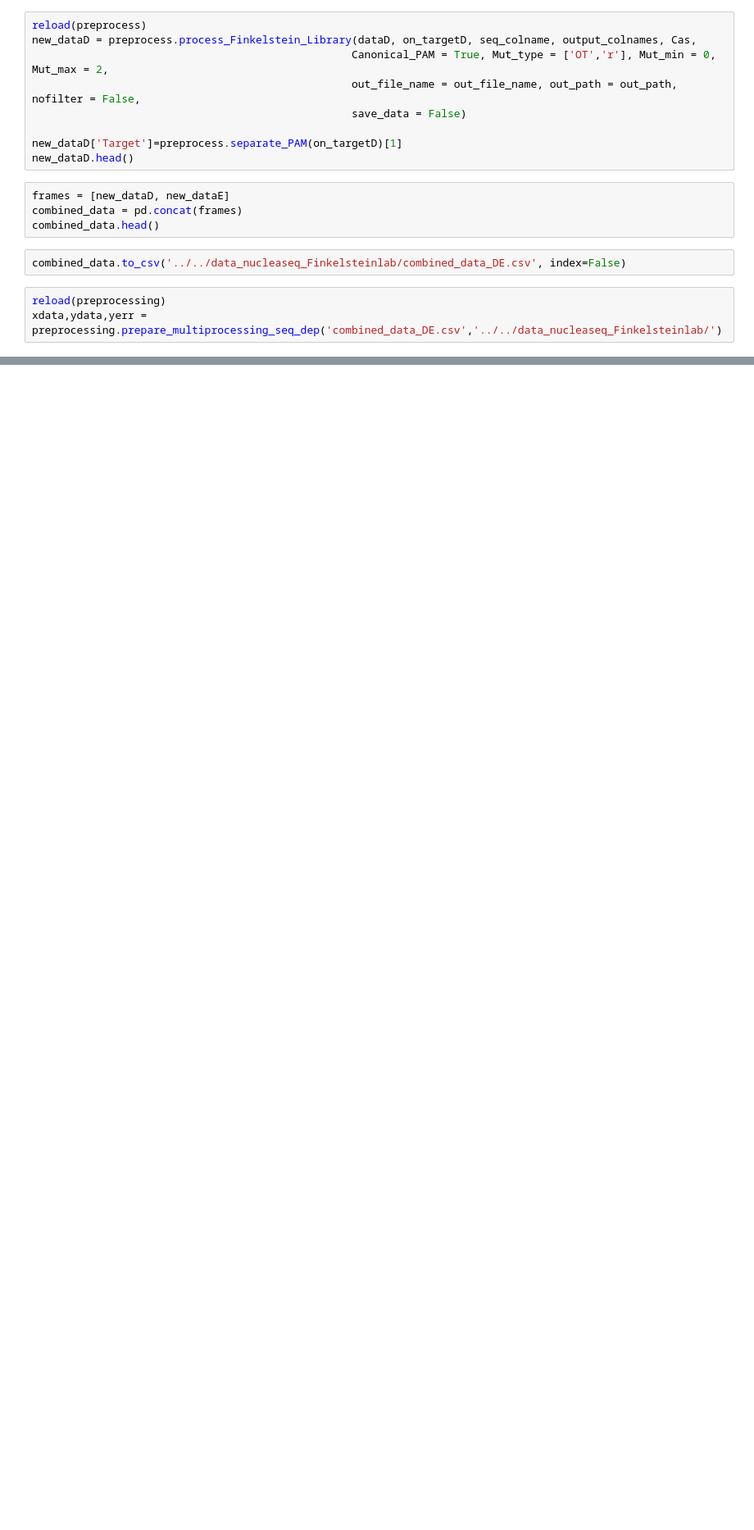
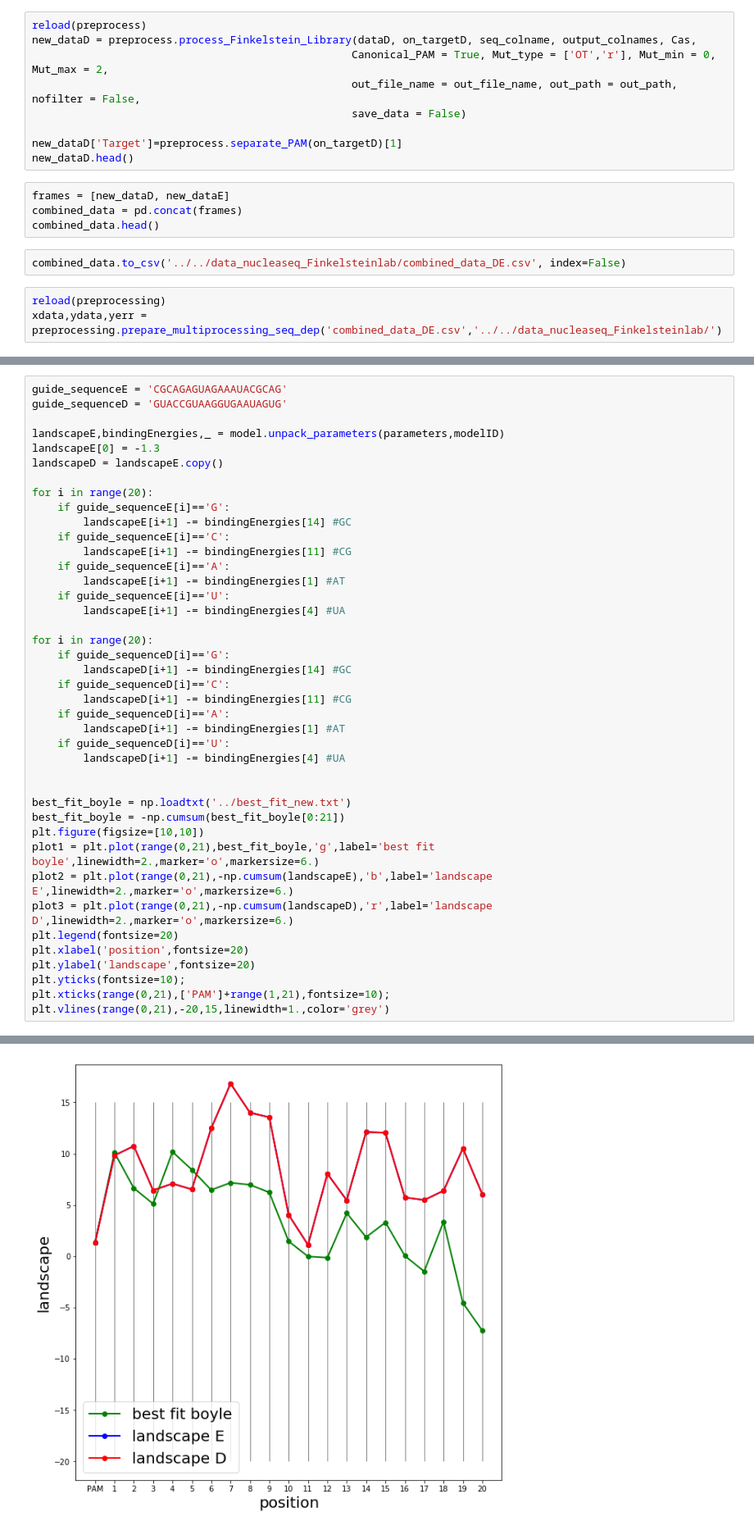
Before and after one commit to martin-depken/Energy-Landscape, a Jupyter notebook: predict_pclv_Stijn/Sequence_dep_test/combined_csv_containing_target.ipynb, the cells around one changed output, grey strips where cells are left out. Shown at 82% size. Cells and saved outputs as stored; diff of their text form; blank space fills up the shorter version.

```diff
--- a/predict_pclv_Stijn/Sequence_dep_test/combined_csv_containing_target.ipynb
+++ b/predict_pclv_Stijn/Sequence_dep_test/combined_csv_containing_target.ipynb
@@ -372,0 +373,42 @@ Name: Potential, dtype: float64
+# %%
+guide_sequenceE = 'CGCAGAGUAGAAAUACGCAG'
+guide_sequenceD = 'GUACCGUAAGGUGAAUAGUG'
+
+landscapeE,bindingEnergies,_ = model.unpack_parameters(parameters,modelID)
+landscapeE[0] = -1.3
+landscapeD = landscapeE.copy()
+
+for i in range(20):
+    if guide_sequenceE[i]=='G':
+        landscapeE[i+1] -= bindingEnergies[14] #GC
+    if guide_sequenceE[i]=='C':
+        landscapeE[i+1] -= bindingEnergies[11] #CG
+    if guide_sequenceE[i]=='A':
+        landscapeE[i+1] -= bindingEnergies[1] #AT
+    if guide_sequenceE[i]=='U':
+        landscapeE[i+1] -= bindingEnergies[4] #UA
+
+for i in range(20):
+    if guide_sequenceD[i]=='G':
+        landscapeD[i+1] -= bindingEnergies[14] #GC
+    if guide_sequenceD[i]=='C':
+        landscapeD[i+1] -= bindingEnergies[11] #CG
+    if guide_sequenceD[i]=='A':
+        landscapeD[i+1] -= bindingEnergies[1] #AT
+    if guide_sequenceD[i]=='U':
+        landscapeD[i+1] -= bindingEnergies[4] #UA
+
+
+best_fit_boyle = np.loadtxt('../best_fit_new.txt')
+best_fit_boyle = -np.cumsum(best_fit_boyle[0:21])
+plt.figure(figsize=[10,10])
+plot1 = plt.plot(range(0,21),best_fit_boyle,'g',label='best fit boyle',linewidth=2.,marker='o',markersize=6.)
+plot2 = plt.plot(range(0,21),-np.cumsum(landscapeE),'b',label='landscape E',linewidth=2.,marker='o',markersize=6.)
+plot3 = plt.plot(range(0,21),-np.cumsum(landscapeD),'r',label='landscape D',linewidth=2.,marker='o',markersize=6.)
+plt.legend(fontsize=20)
+plt.xlabel('position',fontsize=20)
+plt.ylabel('landscape',fontsize=20)
+plt.yticks(fontsize=10);
+plt.xticks(range(0,21),['PAM']+range(1,21),fontsize=10);
+plt.vlines(range(0,21),-20,15,linewidth=1.,color='grey')
+# %% [output]
@@ -372,0 +416 @@ Name: Potential, dtype: float64
+[figure, added]
```
Also changed, not shown: parts of 10 cells of this notebook, 5 other files.
